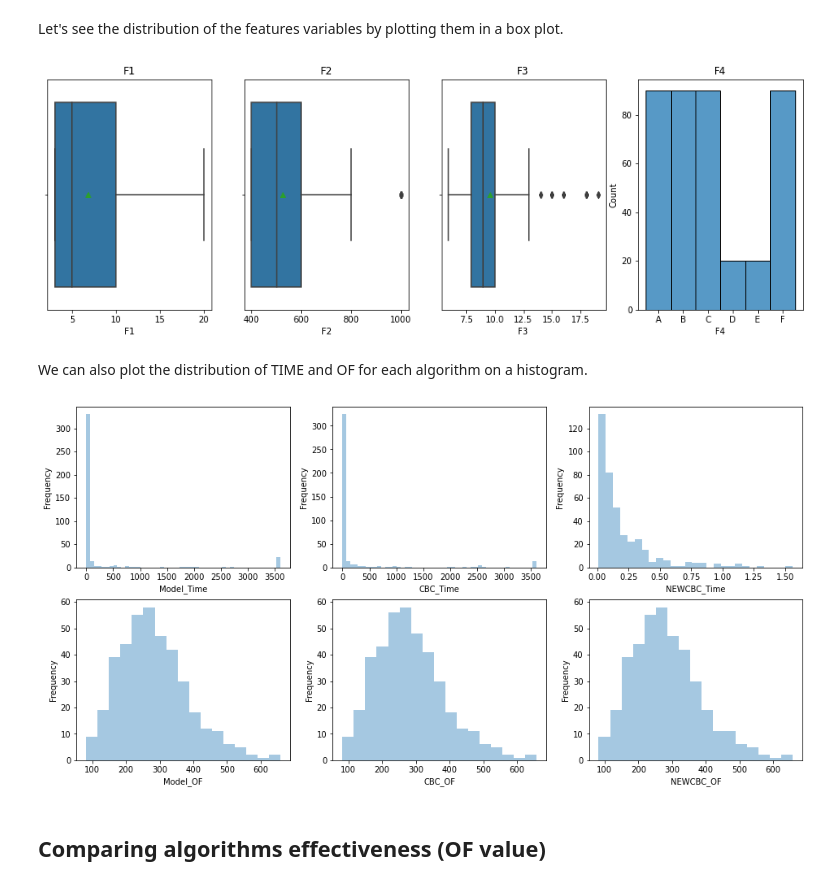
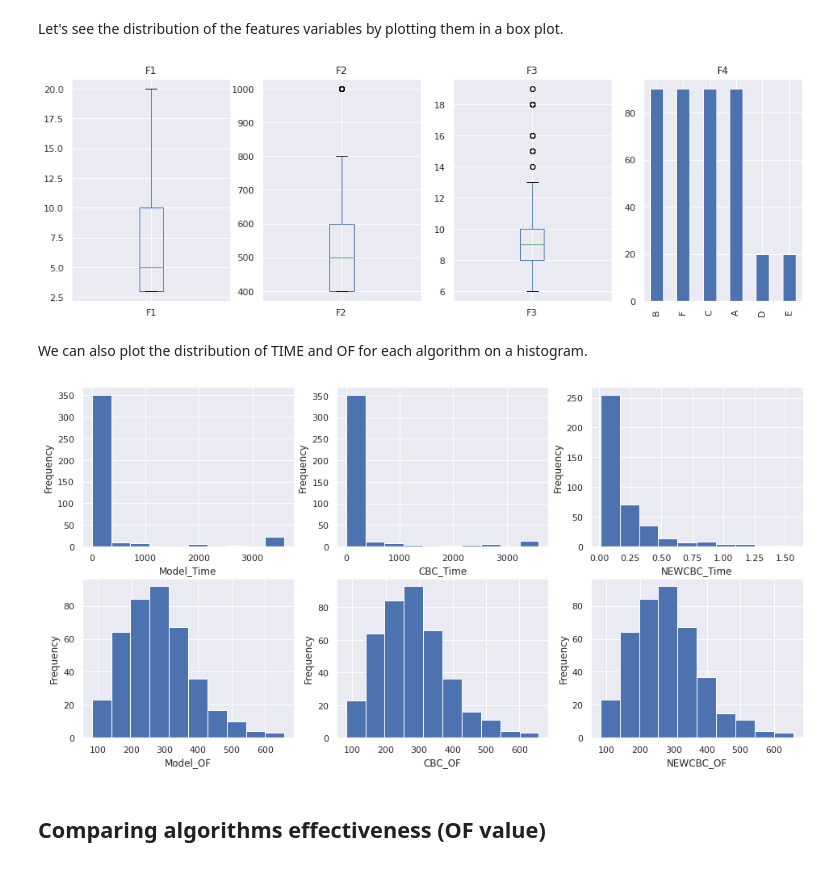
Before and after one commit to nbencini/TIDS2020-Spark-Assignment, a Jupyter notebook: notebook.ipynb, the cells around one changed output. Saved outputs shown, nothing was run; the diff lists cells and outputs as text; code cells hidden in the pictures.

Commit message:
Koalas

```diff
--- a/notebook.ipynb
+++ b/notebook.ipynb
@@ -21,8 +37,10 @@ warnings.simplefilter(action='ignore', category=FutureWarning)
 
 from pyspark.sql import SparkSession
 import pandas as pd
+import databricks.koalas as ks
 import matplotlib.pyplot as plt
 import seaborn as sns
+sns.set_theme()
 %matplotlib inline
 
 spark = SparkSession.builder \
@@ -31,9 +49,9 @@ spark = SparkSession.builder \
 # %% [markdown]
 First of all, let's read the excel files into a pandas dataframe (because Spark doesn't have native support for xlsx files).
 # %%
-df = pd.read_excel('data/risultati_A_zaini_piccoli_9-11.xlsx')
-df = df.append(pd.read_excel('data/risultati_B_piccole_45-55_1big_knapsack.xlsx'))
-df = df.append(pd.read_excel('data/risultati_C_piccole_45-55.xlsx'))
-df = df.append(pd.read_excel('data/risultati_D_con_piu_zaini.xlsx'))
-df = df.append(pd.read_excel('data/risultati_E_con_piu_items.xlsx'))
-df = df.append(pd.read_excel('data/risultati_F_zaini_piccoli_27-33.xlsx'))
+df = ks.read_excel('data/risultati_A_zaini_piccoli_9-11.xlsx')
+df = df.append(ks.read_excel('data/risultati_B_piccole_45-55_1big_knapsack.xlsx'))
+df = df.append(ks.read_excel('data/risultati_C_piccole_45-55.xlsx'))
+df = df.append(ks.read_excel('data/risultati_D_con_piu_zaini.xlsx'))
+df = df.append(ks.read_excel('data/risultati_E_con_piu_items.xlsx'))
+df = df.append(ks.read_excel('data/risultati_F_zaini_piccoli_27-33.xlsx'))
@@ -81,51 +93,51 @@ Let's see the distribution of the features variables by plotting them in a box p
 # %%
 fig, axes = plt.subplots(ncols=4, figsize=(16, 5))
 fig.set_facecolor('white')
 
-sns.boxplot(df['F1'], showmeans=True, ax=plt.subplot(1, 4, 1))
+df['F1'].plot.box(ax=plt.subplot(1, 4, 1))
 plt.title("F1")
-sns.boxplot(df['F2'], showmeans=True, ax=plt.subplot(1, 4, 2))
+df['F2'].plot.box(ax=plt.subplot(1, 4, 2))
 plt.title("F2")
-sns.boxplot(df['F3'], showmeans=True, ax=plt.subplot(1, 4, 3))
+df['F3'].plot.box(ax=plt.subplot(1, 4, 3))
 plt.title("F3")
-sns.histplot(df['F4'], ax=plt.subplot(1, 4, 4))
+df['F4'].value_counts().plot.bar(ax=plt.subplot(1, 4, 4))
 plt.title("F4")
 
 plt.show()
 # %% [output]
-[figure, old version]
+[figure, new version]
 # %% [markdown]
 We can also plot the distribution of TIME and OF for each algorithm on a histogram.
 # %%
 fig, axes = plt.subplots(nrows=2, ncols=3, figsize=(16, 8))
 
-sns.distplot(df['MODEL_TIME'], kde=False, ax=plt.subplot(2, 3, 1))
+df['MODEL_TIME'].hist(ax=plt.subplot(2, 3, 1))
 plt.xlabel('Model_Time')
 plt.ylabel('Frequency')
 
-sns.distplot(df['MODEL_OF'], kde=False, ax=plt.subplot(2, 3, 4))
+df['MODEL_OF'].hist(ax=plt.subplot(2, 3, 4))
 plt.xlabel('Model_OF')
 plt.ylabel('Frequency')
 
-sns.distplot(df['CBC_TIME'], kde=False, ax=plt.subplot(2, 3, 2))
+df['CBC_TIME'].hist(ax=plt.subplot(2, 3, 2))
 plt.xlabel('CBC_Time')
 plt.ylabel('Frequency')
 
-sns.distplot(df['CBC_OF'], kde=False, ax=plt.subplot(2, 3, 5))
+df['CBC_OF'].hist(ax=plt.subplot(2, 3, 5))
 plt.xlabel('CBC_OF')
 plt.ylabel('Frequency')
 
-sns.distplot(df['NEWCBC_TIME'], kde=False, ax=plt.subplot(2, 3, 3))
+df['NEWCBC_TIME'].hist(ax=plt.subplot(2, 3, 3))
 plt.xlabel('NEWCBC_Time')
 plt.ylabel('Frequency')
 
-sns.distplot(df['NEWCBC_OF'], kde=False, ax=plt.subplot(2, 3, 6))
+df['NEWCBC_OF'].hist(ax=plt.subplot(2, 3, 6))
 plt.xlabel('NEWCBC_OF')
 plt.ylabel('Frequency')
 
 plt.show()
 # %% [output]
-[figure, old version]
+[figure, new version]
 # %% [markdown]
 ## Comparing algorithms effectiveness (OF value)
 # %% [markdown]
```
Also changed, not shown: parts of 9 cells of this notebook.
